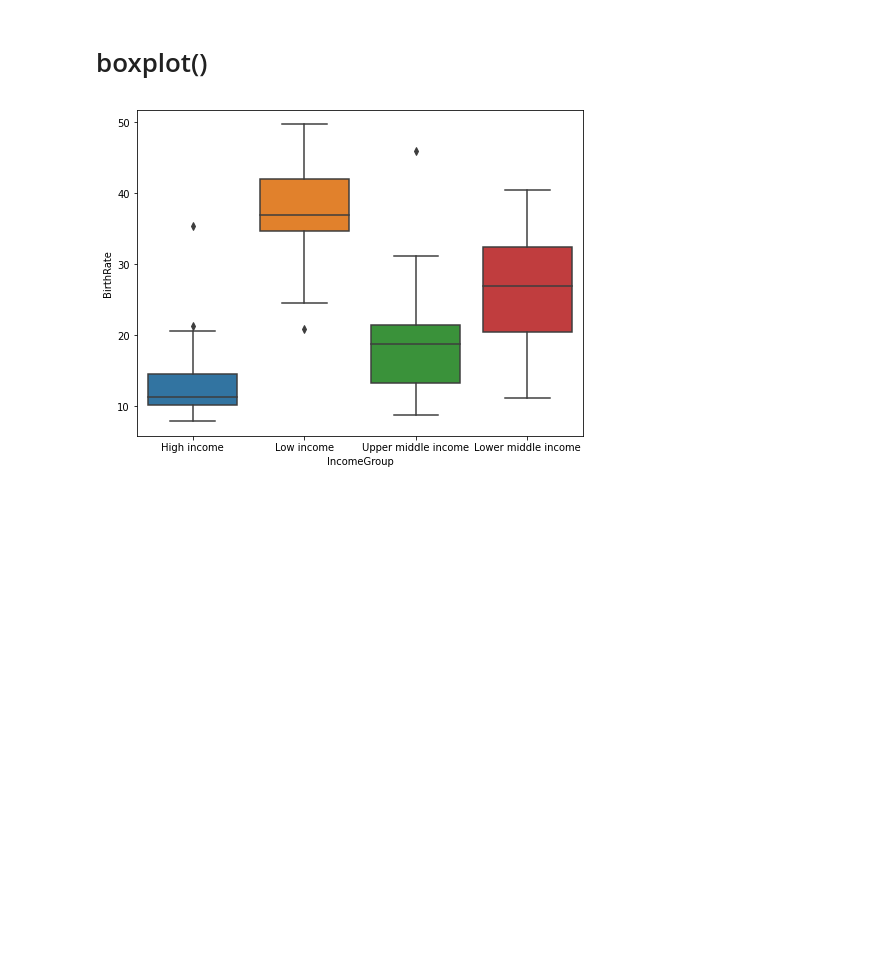
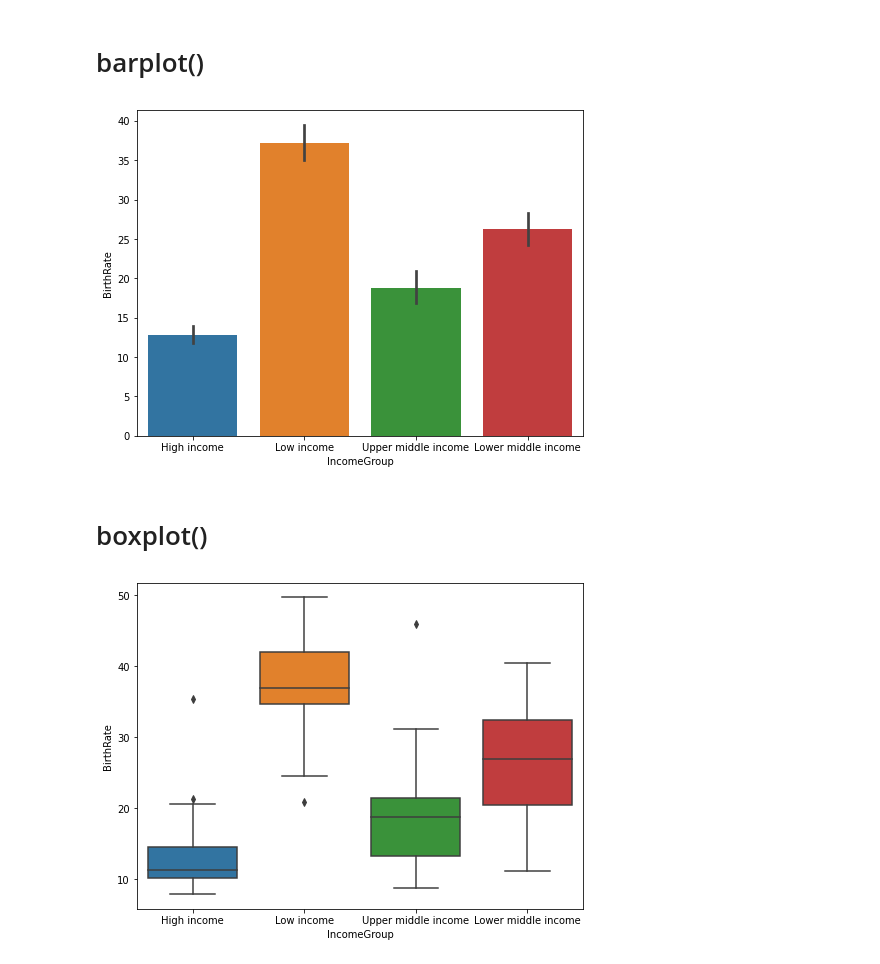
Before and after one commit to javidjamae/data-science, a Jupyter notebook: python/Seaborn.ipynb, the cells around one changed output. Cells and saved outputs as stored; diff of their text form; code cells hidden in the pictures; blank space fills up the shorter version.

```diff
--- a/python/Seaborn.ipynb
+++ b/python/Seaborn.ipynb
@@ -14,6 +14,12 @@ stats.columns = [ 'CountryName', 'CountryCode', 'BirthRate', 'InternetUsers', 'I
 
 movies = pd.read_csv('../data/Movie-Ratings.csv')
 movies.columns = [ 'Film', 'Genre', 'CriticRating', 'AudienceRating', 'Budget', 'Year' ]
+# %% [markdown]
+# barplot()
+# %%
+vis = sns.barplot(data=stats, x="IncomeGroup", y="BirthRate")
+# %% [output]
+[figure, added]
 # %% [markdown]
 # boxplot()
 # %%
```
Also changed, not shown: 6 other files.
